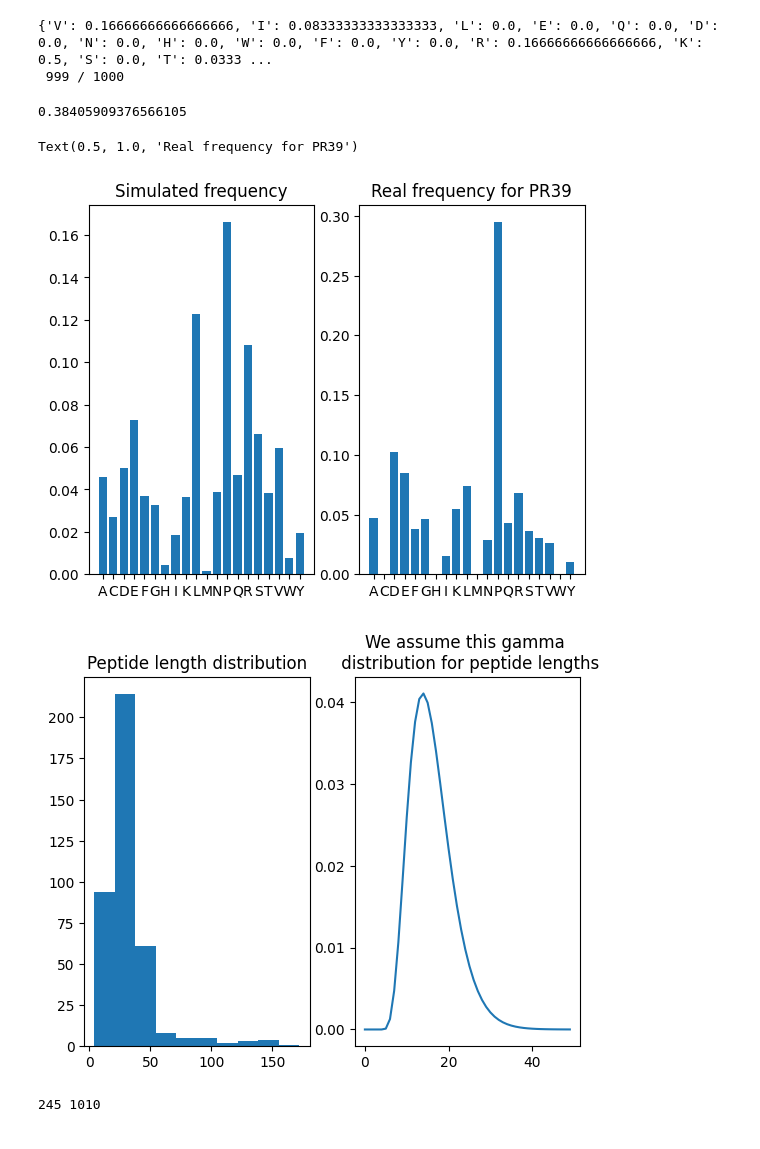
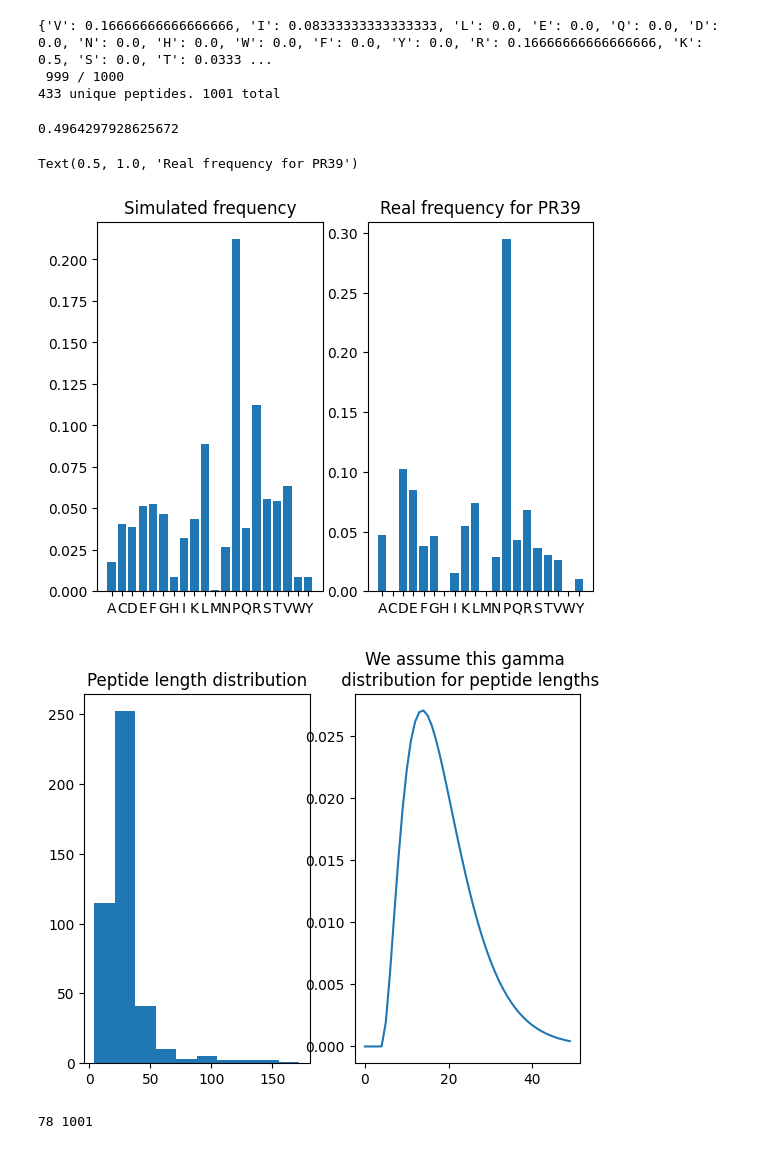
Before and after one commit to ErikHartman/disassembly, a Jupyter notebook: src/proteolysis.ipynb, the cells around one changed output. Saved outputs shown, nothing was run; the diff lists cells and outputs as text; code cells hidden in the pictures.

Commit message:
Started working on SGD

```diff
--- a/src/proteolysis.ipynb
+++ b/src/proteolysis.ipynb
@@ -19,7 +19,7 @@ print(enzymes.meta_enzyme)
 
 sequence_dict, sequence_graph = simulate_proteolysis(
     pr39,
-    n_start=10,
+    n_start=1,
     n_generate=1000,
     endo_or_exo_probability=[0.5, 0.5],
     enzymes=enzymes,
@@ -27,6 +27,7 @@ sequence_dict, sequence_graph = simulate_proteolysis(
 # %% [output]
 {'V': 0.16666666666666666, 'I': 0.08333333333333333, 'L': 0.0, 'E': 0.0, 'Q': 0.0, 'D': 0.0, 'N': 0.0, 'H': 0.0, 'W': 0.0, 'F': 0.0, 'Y': 0.0, 'R': 0.16666666666666666, 'K': 0.5, 'S': 0.0, 'T': 0.0333 ...
  999 / 1000
+433 unique peptides. 1001 total
 # %%
 import matplotlib.pyplot as plt
 from disassembly.simulate_proteolysis import amino_acids
@@ -65,27 +66,27 @@ axs[1].bar(x=real_frequencies["Unnamed: 0"], height=real_frequencies["relative_f
 axs[0].set_title("Simulated frequency")
 axs[1].set_title("Real frequency for PR39")
 # %% [output]
-0.38405909376566105
+0.4964297928625672
 Text(0.5, 1.0, 'Real frequency for PR39')
-[figure, old version]
+[figure, new version]
 # %%
 import numpy as np
 from scipy.stats import gamma
 
 
 fig, axs = plt.subplots(1,2)
 axs[0].hist([len(s) for s in sequence_dict.keys()])
 axs[0].set_title("Peptide length distribution")
-a, shape, scale = 5.5, 8, 4.5  # mean = 8, sd = 2
+a, shape, scale = 3, 8, 10  # mean = 8, sd = 2
 g = gamma(a=a, scale=scale, loc=shape)
 x = np.linspace(0, 100)
 s = g.pdf(x)
 axs[1].plot(s)
 
 axs[1].set_title("We assume this gamma \n distribution for peptide lengths")
 plt.show()
 # %% [output]
-[figure, old version]
+[figure, new version]
 # %%
 # This simulates the biological and mass. spec. "filtering"
 sampled_sequence_dict = {}
@@ -103,7 +104,7 @@ for sequence, copy_number in sequence_dict.items():
 # %%
 print(sum(sampled_sequence_dict.values()), sum(sequence_dict.values()))
 # %% [output]
-245 1010
+78 1001
 # %%
 import numpy as np
 import matplotlib
```
Also changed, not shown: parts of 1 cell of this notebook, 3 other files.
